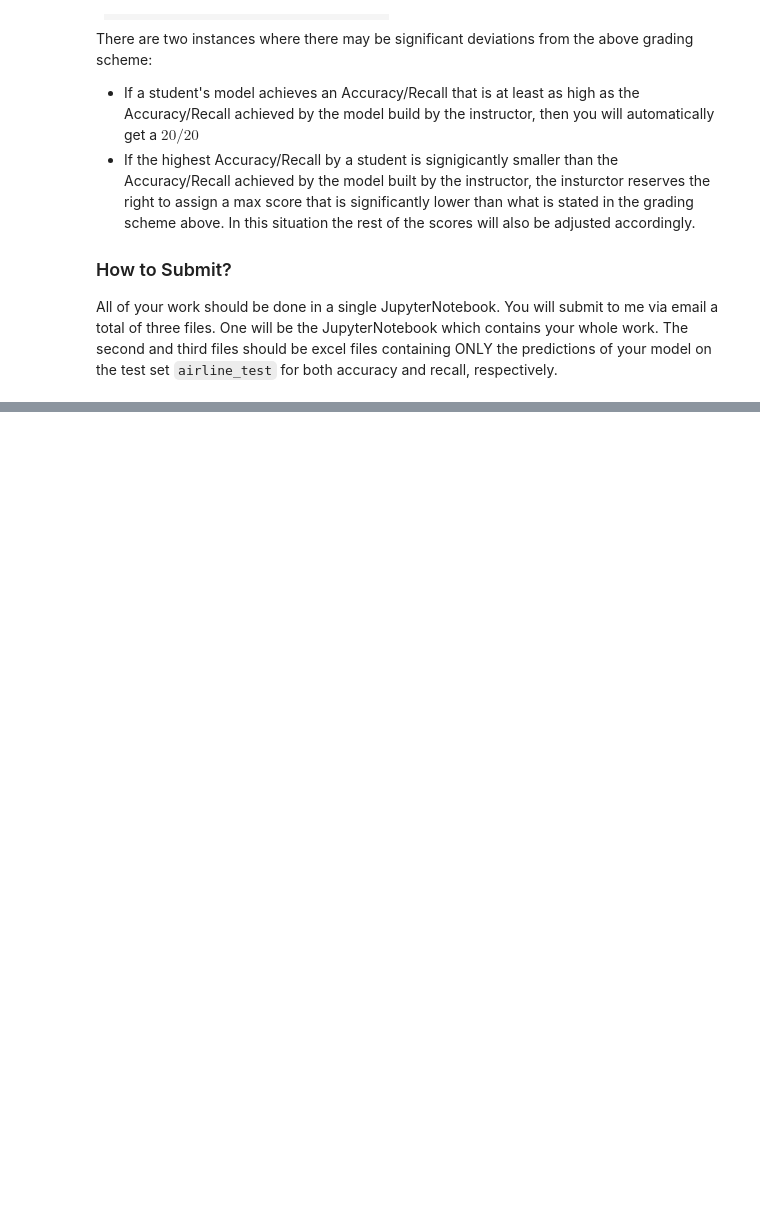
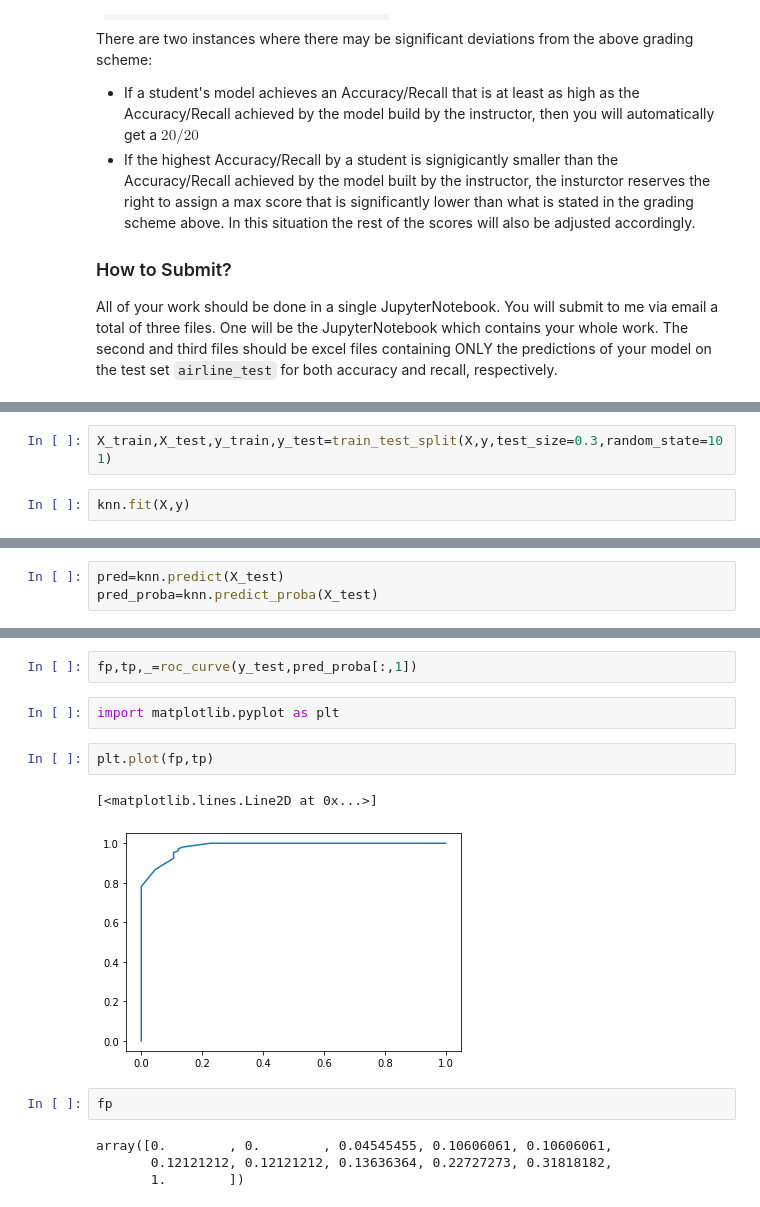
Before and after one commit to jkstarling/MA477-copy, a Jupyter notebook: MA477 - Theory and Applications of Data Science/Homework/Project 2 - Classification Models/Project 2 - Classification Models.ipynb, the cells around one changed output, grey strips where cells are left out. Cells and saved outputs as stored; diff of their text form; blank space fills up the shorter version.

```diff
--- a/MA477 - Theory and Applications of Data Science/Homework/Project 2 - Classification Models/Project 2 - Classification Models.ipynb
+++ b/MA477 - Theory and Applications of Data Science/Homework/Project 2 - Classification Models/Project 2 - Classification Models.ipynb
@@ -196,0 +236,4 @@ There are two instances where there may be significant deviations from the above
+# %%
+X_train,X_test,y_train,y_test=train_test_split(X,y,test_size=0.3,random_state=101)
+# %%
+knn.fit(X,y)
@@ -196,0 +244,3 @@ There are two instances where there may be significant deviations from the above
+# %%
+pred=knn.predict(X_test)
+pred_proba=knn.predict_proba(X_test)
@@ -196,0 +283,15 @@ There are two instances where there may be significant deviations from the above
+# %%
+fp,tp,_=roc_curve(y_test,pred_proba[:,1])
+# %%
+import matplotlib.pyplot as plt
+# %%
+plt.plot(fp,tp)
+# %% [output]
+[<matplotlib.lines.Line2D at 0x...>]
+[figure, added]
+# %%
+fp
+# %% [output]
+array([0.        , 0.        , 0.04545455, 0.10606061, 0.10606061,
+       0.12121212, 0.12121212, 0.13636364, 0.22727273, 0.31818182,
+       1.        ])
```
Also changed, not shown: parts of 16 cells of this notebook.
